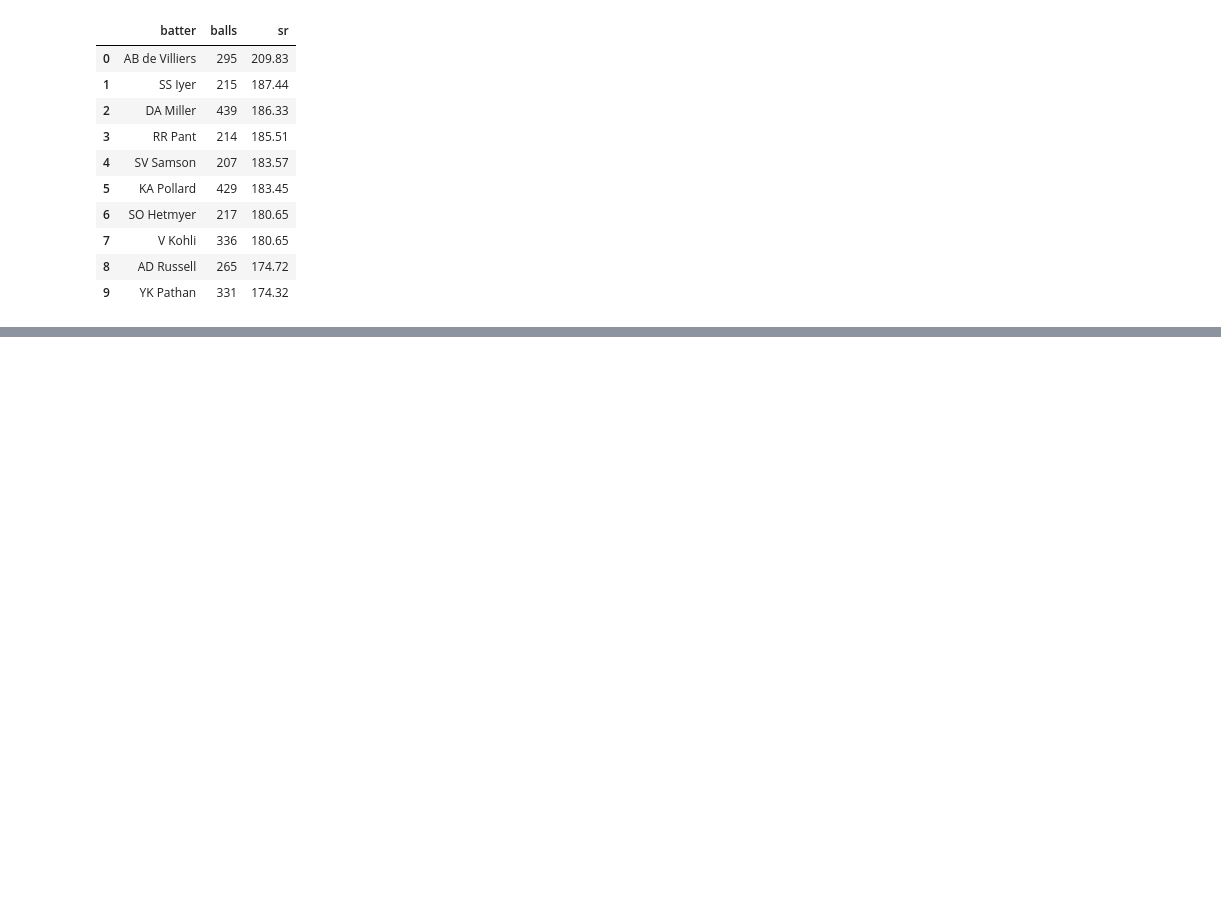
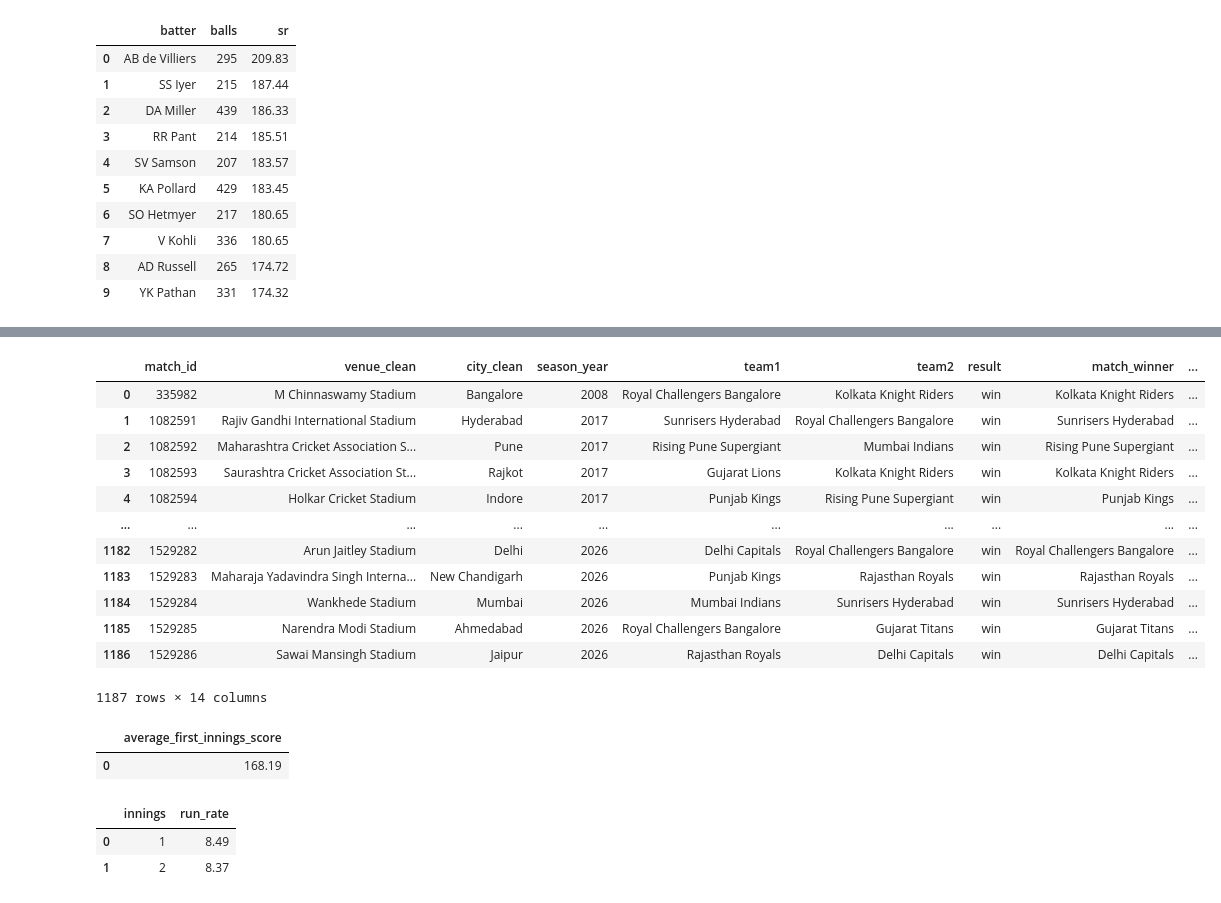
Before and after one commit to muhsinbca25dbi-lab/project3.1, a Jupyter notebook: notebooks/data analysis.ipynb, the cells around one changed output, grey strips where cells are left out. Cells and saved outputs as stored; diff of their text form; code cells hidden in the pictures; blank space fills up the shorter version.

```diff
--- a/notebooks/data analysis.ipynb
+++ b/notebooks/data analysis.ipynb
@@ -1295,0 +1410,40 @@ limit 10;
+# %%
+q("""select*from v_match_totals;""")
+# %% [output]
+|  | match_id | venue_clean | city_clean | season_year | team1 | team2 | result | match_winner | ... |
+| 0 | 335982 | M Chinnaswamy Stadium | Bangalore | 2008 | Royal Challengers Bangalore | Kolkata Knight Riders | win | Kolkata Knight Riders | ... |
+| 1 | 1082591 | Rajiv Gandhi International Stadium | Hyderabad | 2017 | Sunrisers Hyderabad | Royal Challengers Bangalore | win | Sunrisers Hyderabad | ... |
+| 2 | 1082592 | Maharashtra Cricket Association S... | Pune | 2017 | Rising Pune Supergiant | Mumbai Indians | win | Rising Pune Supergiant | ... |
+| 3 | 1082593 | Saurashtra Cricket Association St... | Rajkot | 2017 | Gujarat Lions | Kolkata Knight Riders | win | Kolkata Knight Riders | ... |
+| 4 | 1082594 | Holkar Cricket Stadium | Indore | 2017 | Punjab Kings | Rising Pune Supergiant | win | Punjab Kings | ... |
+| ... | ... | ... | ... | ... | ... | ... | ... | ... | ... |
+| 1182 | 1529282 | Arun Jaitley Stadium | Delhi | 2026 | Delhi Capitals | Royal Challengers Bangalore | win | Royal Challengers Bangalore | ... |
+| 1183 | 1529283 | Maharaja Yadavindra Singh Interna... | New Chandigarh | 2026 | Punjab Kings | Rajasthan Royals | win | Rajasthan Royals | ... |
+| 1184 | 1529284 | Wankhede Stadium | Mumbai | 2026 | Mumbai Indians | Sunrisers Hyderabad | win | Sunrisers Hyderabad | ... |
+| 1185 | 1529285 | Narendra Modi Stadium | Ahmedabad | 2026 | Royal Challengers Bangalore | Gujarat Titans | win | Gujarat Titans | ... |
+| 1186 | 1529286 | Sawai Mansingh Stadium | Jaipur | 2026 | Rajasthan Royals | Delhi Capitals | win | Delhi Capitals | ... |
+1187 rows × 14 columns
+# %%
+q("""
+
+SELECT ROUND(AVG(first_innings_runs), 2) AS average_first_innings_score
+FROM v_match_totals;
+
+""")
+# %% [output]
+|  | average_first_innings_score |
+| 0 | 168.19 |
+# %%
+q("""
+SELECT
+    innings,
+    ROUND(6.0 * SUM(total_runs) / SUM(is_legal), 2) AS run_rate
+FROM v_ball
+WHERE innings IN (1, 2)
+GROUP BY innings
+ORDER BY innings;
+""")
+# %% [output]
+|  | innings | run_rate |
+| 0 | 1 | 8.49 |
+| 1 | 2 | 8.37 |
```
Also changed, not shown: parts of 25 cells of this notebook, 7 other files.
